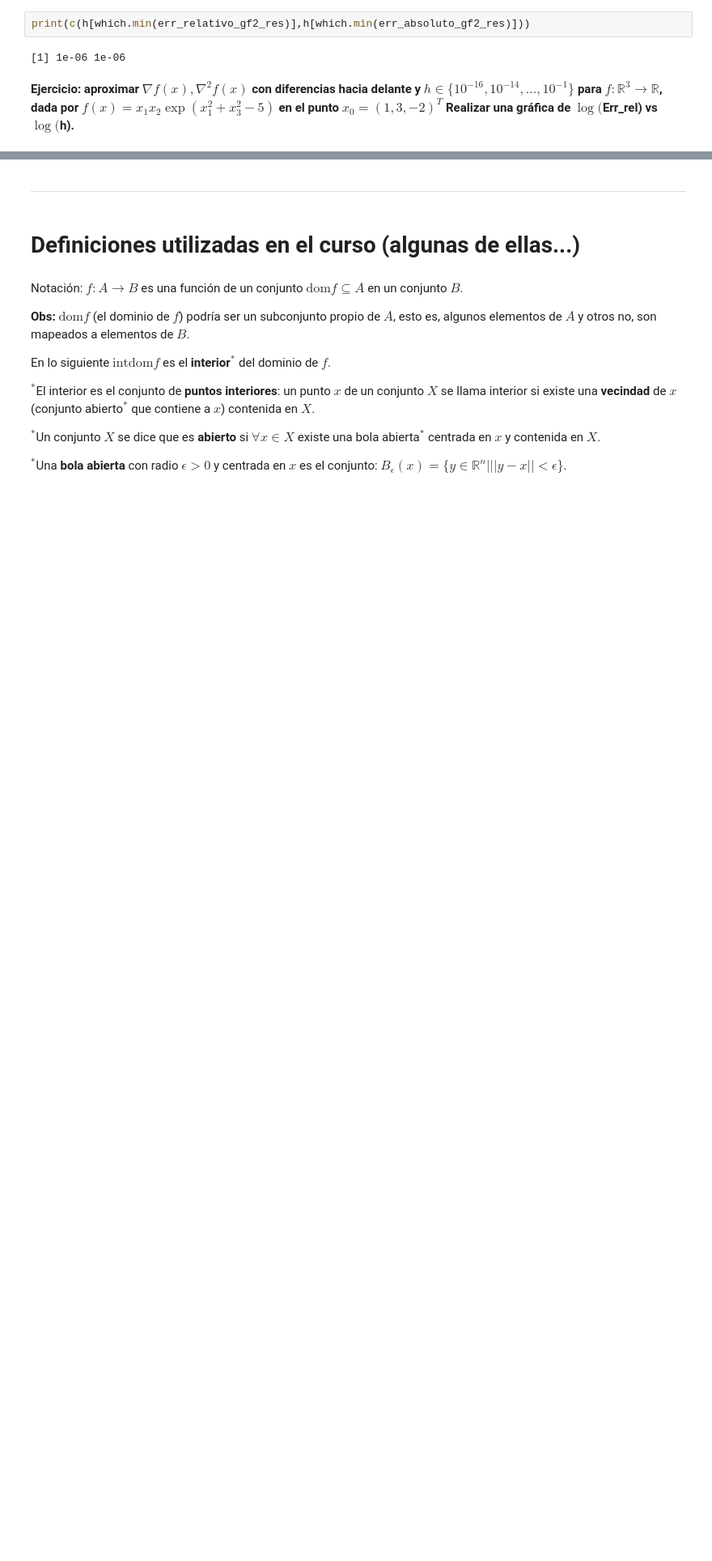
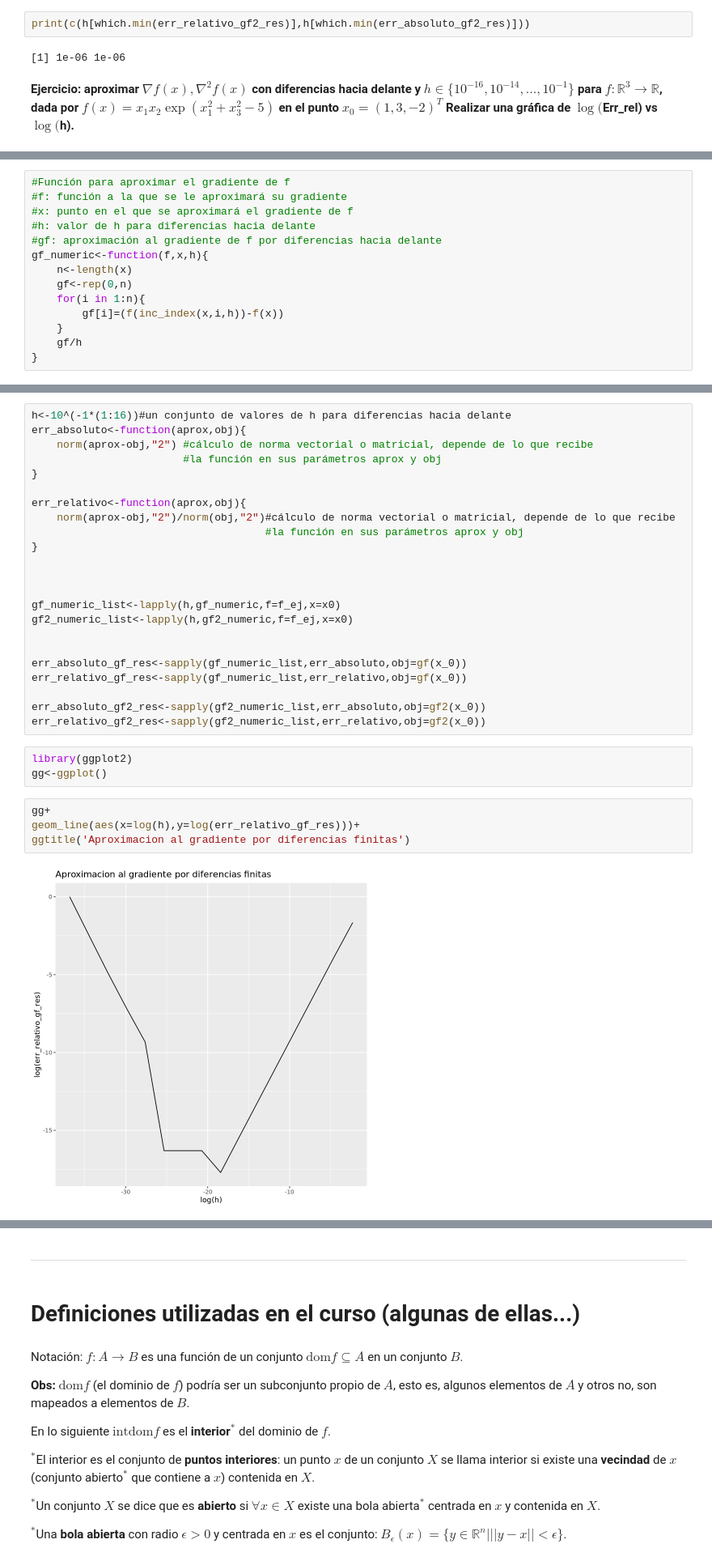
Before and after one commit to mno-2020-gh-classroom/ejercicios-de-dif-e-int-numerica-gzarazua, a Jupyter notebook: 1.4.Polinomios_de_Taylor_y_diferenciacion_numerica.ipynb, the cells around one changed output, grey strips where cells are left out. Shown at 81% size. Cells and saved outputs as stored; diff of their text form; blank space fills up the shorter version.

```diff
--- a/1.4.Polinomios_de_Taylor_y_diferenciacion_numerica.ipynb
+++ b/1.4.Polinomios_de_Taylor_y_diferenciacion_numerica.ipynb
@@ -558,0 +658,14 @@ print(c(h[which.min(err_relativo_gf2_res)],h[which.min(err_absoluto_gf2_res)]))
+# %%
+#Función para aproximar el gradiente de f
+#f: función a la que se le aproximará su gradiente
+#x: punto en el que se aproximará el gradiente de f
+#h: valor de h para diferencias hacia delante
+#gf: aproximación al gradiente de f por diferencias hacia delante
+gf_numeric<-function(f,x,h){
+    n<-length(x)
+    gf<-rep(0,n)
+    for(i in 1:n){
+        gf[i]=(f(inc_index(x,i,h))-f(x))
+    }
+    gf/h
+}
@@ -558,0 +717,32 @@ print(c(h[which.min(err_relativo_gf2_res)],h[which.min(err_absoluto_gf2_res)]))
+# %%
+h<-10^(-1*(1:16))#un conjunto de valores de h para diferencias hacia delante
+err_absoluto<-function(aprox,obj){
+    norm(aprox-obj,"2") #cálculo de norma vectorial o matricial, depende de lo que recibe
+                        #la función en sus parámetros aprox y obj
+}
+
+err_relativo<-function(aprox,obj){
+    norm(aprox-obj,"2")/norm(obj,"2")#cálculo de norma vectorial o matricial, depende de lo que recibe
+                                     #la función en sus parámetros aprox y obj
+}
+
+
+
+gf_numeric_list<-lapply(h,gf_numeric,f=f_ej,x=x0)
+gf2_numeric_list<-lapply(h,gf2_numeric,f=f_ej,x=x0)
+
+
+err_absoluto_gf_res<-sapply(gf_numeric_list,err_absoluto,obj=gf(x_0))
+err_relativo_gf_res<-sapply(gf_numeric_list,err_relativo,obj=gf(x_0))
+
+err_absoluto_gf2_res<-sapply(gf2_numeric_list,err_absoluto,obj=gf2(x_0))
+err_relativo_gf2_res<-sapply(gf2_numeric_list,err_relativo,obj=gf2(x_0))
+# %%
+library(ggplot2)
+gg<-ggplot()
+# %%
+gg+
+geom_line(aes(x=log(h),y=log(err_relativo_gf_res)))+
+ggtitle('Aproximacion al gradiente por diferencias finitas')
+# %% [output]
+[figure, added]
```
Also changed, not shown: parts of 22 cells of this notebook.
